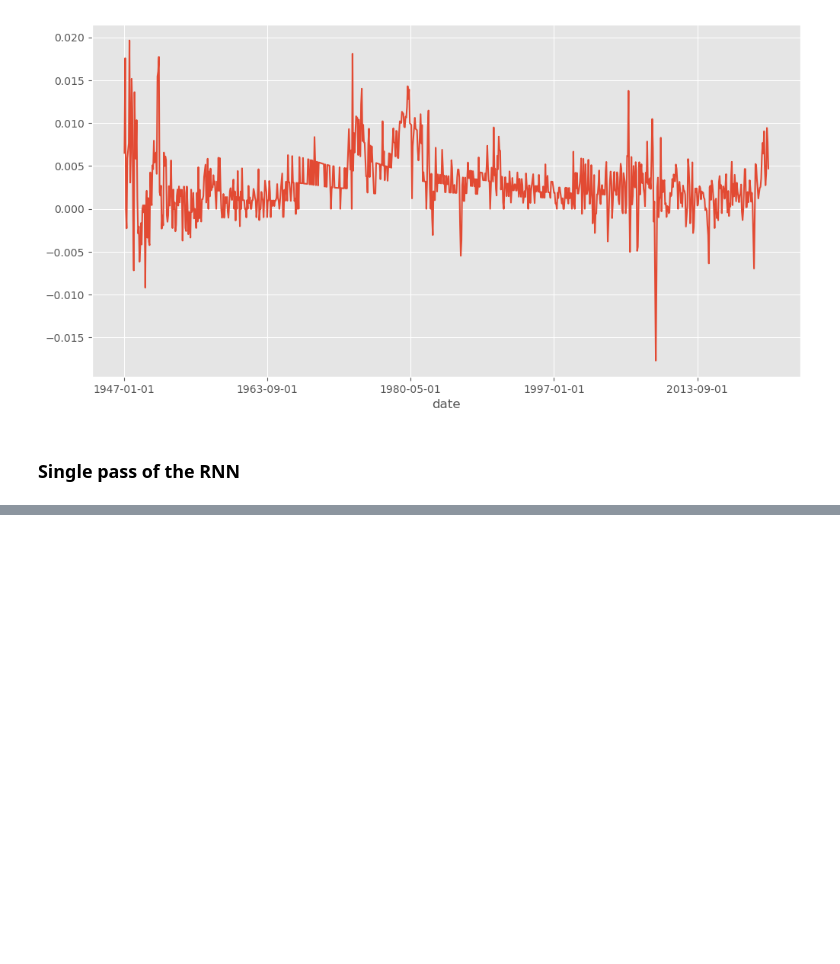
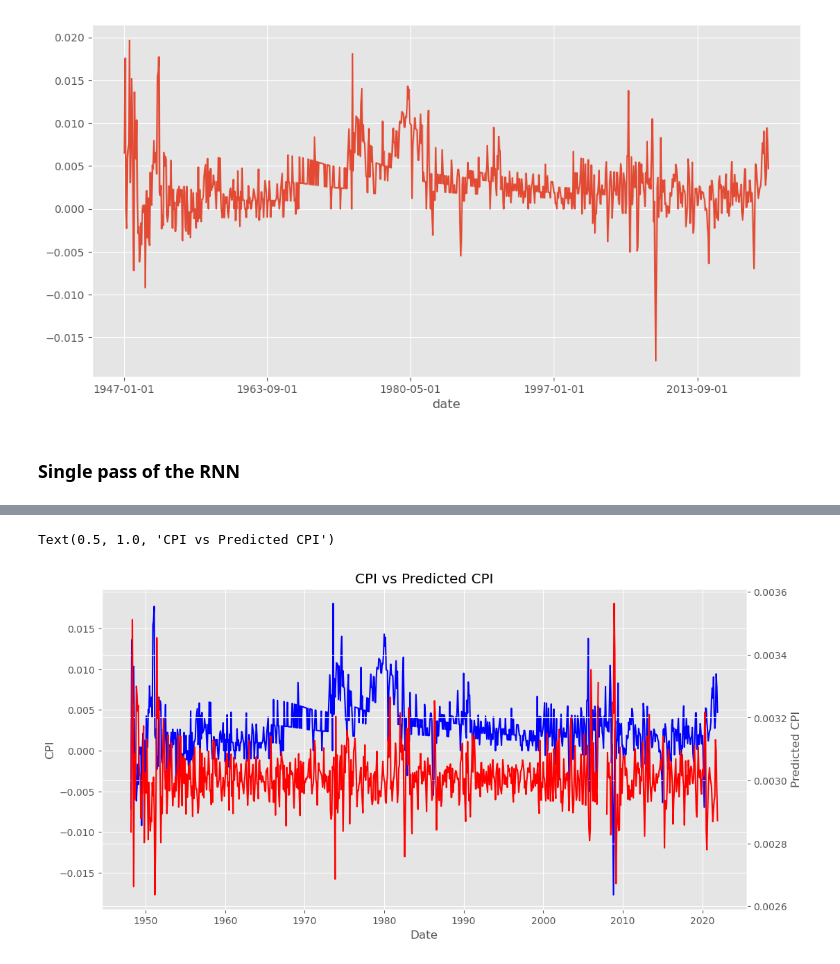
Before and after one commit to dcuoliveira/vae-ssm, a Jupyter notebook: src/rnn_draft.ipynb, the cells around one changed output, grey strips where cells are left out. Drawn from its saved outputs; the diff is of its cells as text; code cells hidden in the pictures; blank space fills up the shorter version.

```diff
--- a/src/rnn_draft.ipynb
+++ b/src/rnn_draft.ipynb
@@ -163,0 +293,24 @@ Text(0.5, 1.0, 'CPI vs Predicted CPI')
+# %%
+with torch.no_grad():
+    y_pred_train, _ = model1(X_train)
+    y_pred_test, _ = model1(X_test)
+
+    train_pred_df = pd.DataFrame(y_pred_train[:, -1, :].detach().numpy(), columns=["preds"], index=target_df.index[num_timesteps_in+1:train_size])
+    test_pred_df = pd.DataFrame(y_pred_test[:, -1, :].detach().numpy(), columns=["preds"], index=target_df.index[(train_size + num_timesteps_in):T])
+    pred_df = pd.concat([train_pred_df, test_pred_df], axis=0)
+
+    pred_df = pd.concat([target_df.iloc[num_timesteps_in+1:, ], pred_df], axis=1)
+    pred_df.index = pd.to_datetime(pred_df.index)
+# %%
+# two y-axes plot and shared x-axis
+fig, ax1 = plt.subplots(figsize=(12, 6))
+ax2 = ax1.twinx()
+ax1.plot(pred_df["cpiaucsl"], color="blue")
+ax2.plot(pred_df["preds"], color="red")
+ax1.set_ylabel("CPI")
+ax2.set_ylabel("Predicted CPI")
+ax1.set_xlabel("Date")
+plt.title("CPI vs Predicted CPI")
+# %% [output]
+Text(0.5, 1.0, 'CPI vs Predicted CPI')
+[figure, added]
```
Also changed, not shown: parts of 12 cells of this notebook.
